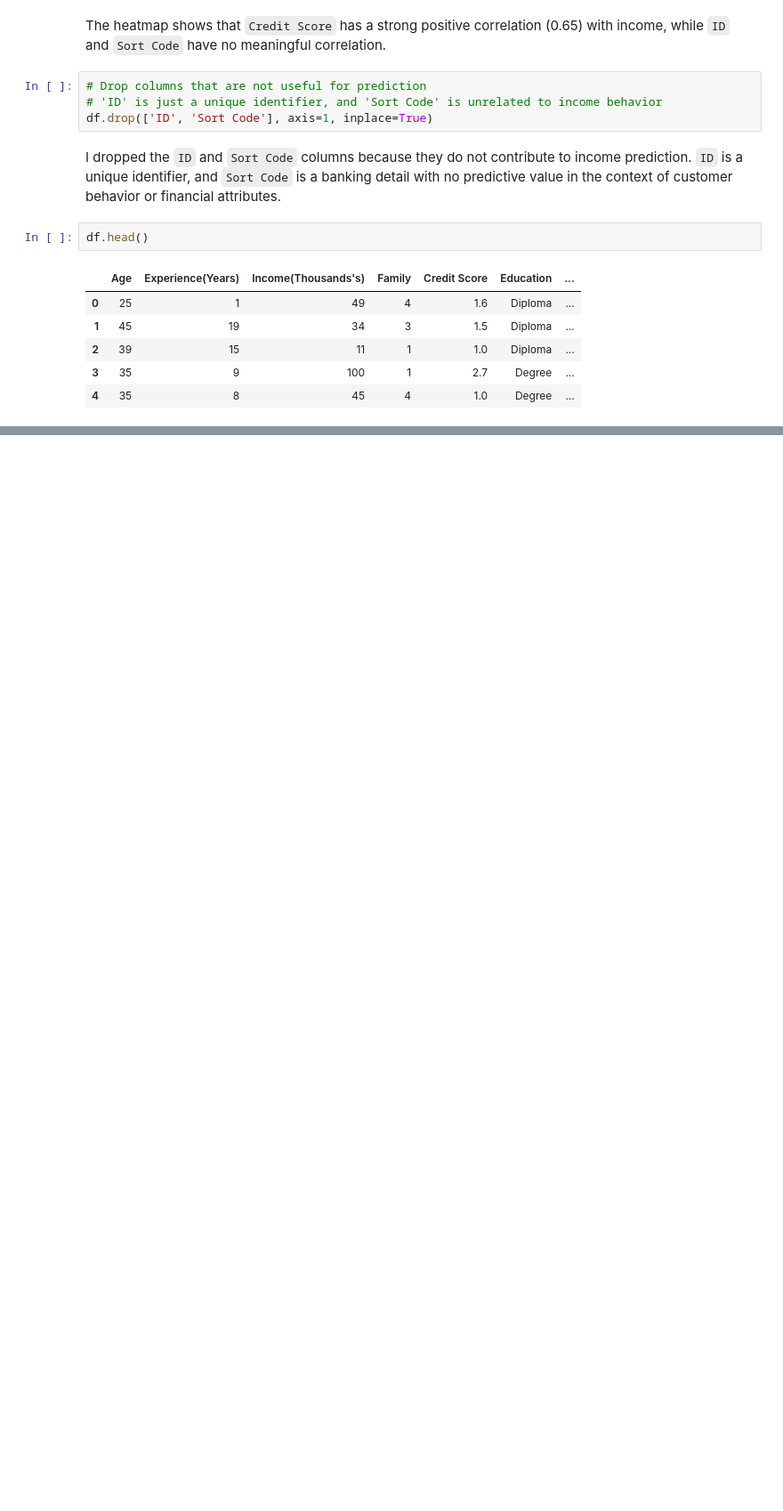
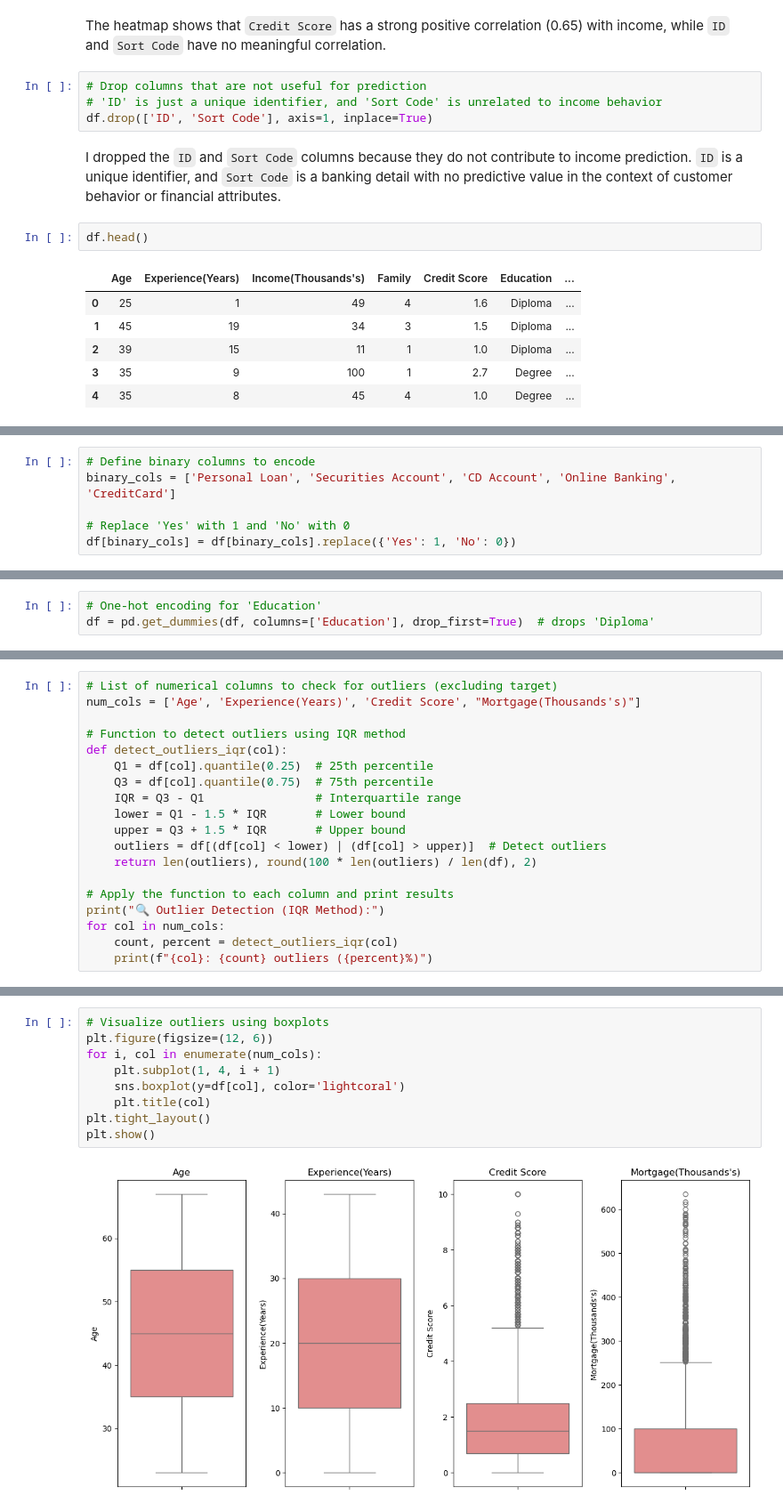
Before and after one commit to Ahmad-385/Income-prediction-Sentiment-analysis, a Jupyter notebook: ML-CA2.ipynb, the cells around one changed output, grey strips where cells are left out. Shown: that part at 89% size. Saved outputs shown, nothing was run; the diff lists cells and outputs as text; blank space fills up the shorter version.

Commit message:
Encoded features and detected outliers using IQR

```diff
--- a/ML-CA2.ipynb
+++ b/ML-CA2.ipynb
@@ -288,0 +291,6 @@ df.head()
+# %%
+# Define binary columns to encode
+binary_cols = ['Personal Loan', 'Securities Account', 'CD Account', 'Online Banking', 'CreditCard']
+
+# Replace 'Yes' with 1 and 'No' with 0
+df[binary_cols] = df[binary_cols].replace({'Yes': 1, 'No': 0})
@@ -288,0 +301,3 @@ df.head()
+# %%
+# One-hot encoding for 'Education'
+df = pd.get_dummies(df, columns=['Education'], drop_first=True)  # drops 'Diploma'
@@ -288,0 +338,19 @@ df.head()
+# %%
+# List of numerical columns to check for outliers (excluding target)
+num_cols = ['Age', 'Experience(Years)', 'Credit Score', "Mortgage(Thousands's)"]
+
+# Function to detect outliers using IQR method
+def detect_outliers_iqr(col):
+    Q1 = df[col].quantile(0.25)  # 25th percentile
+    Q3 = df[col].quantile(0.75)  # 75th percentile
+    IQR = Q3 - Q1                # Interquartile range
+    lower = Q1 - 1.5 * IQR       # Lower bound
+    upper = Q3 + 1.5 * IQR       # Upper bound
+    outliers = df[(df[col] < lower) | (df[col] > upper)]  # Detect outliers
+    return len(outliers), round(100 * len(outliers) / len(df), 2)
+
+# Apply the function to each column and print results
+print("🔍 Outlier Detection (IQR Method):")
+for col in num_cols:
+    count, percent = detect_outliers_iqr(col)
+    print(f"{col}: {count} outliers ({percent}%)")
@@ -288,0 +367,11 @@ df.head()
+# %%
+# Visualize outliers using boxplots
+plt.figure(figsize=(12, 6))
+for i, col in enumerate(num_cols):
+    plt.subplot(1, 4, i + 1)
+    sns.boxplot(y=df[col], color='lightcoral')
+    plt.title(col)
+plt.tight_layout()
+plt.show()
+# %% [output]
+[figure, added]
```
Also changed, not shown: parts of 11 cells of this notebook.
